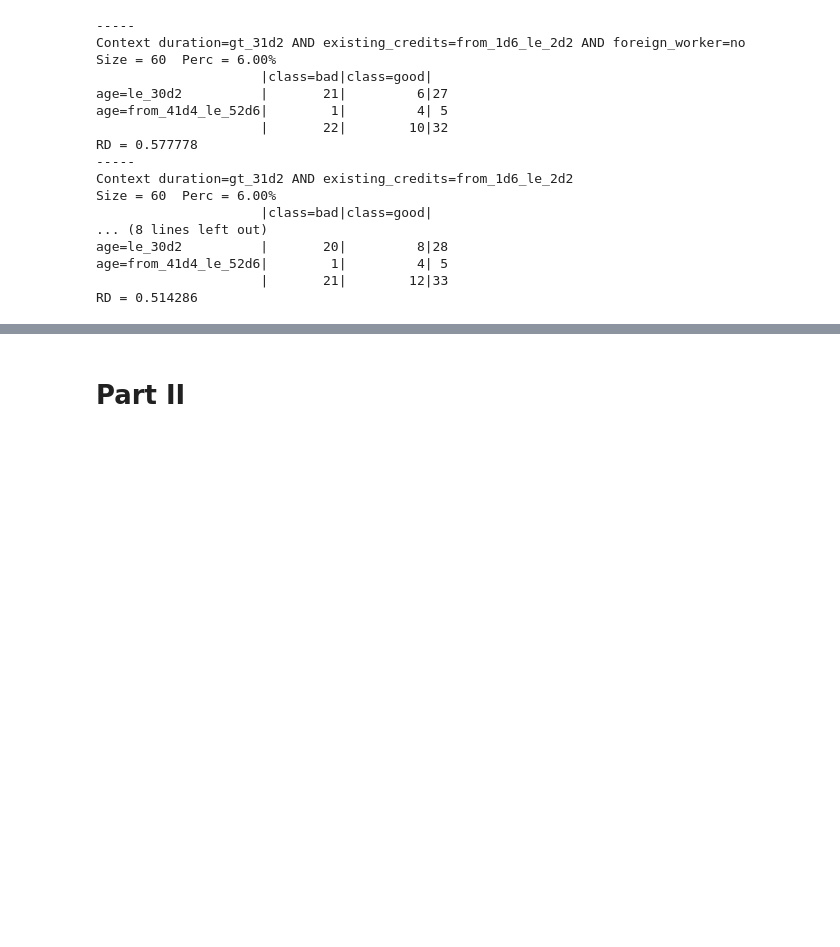
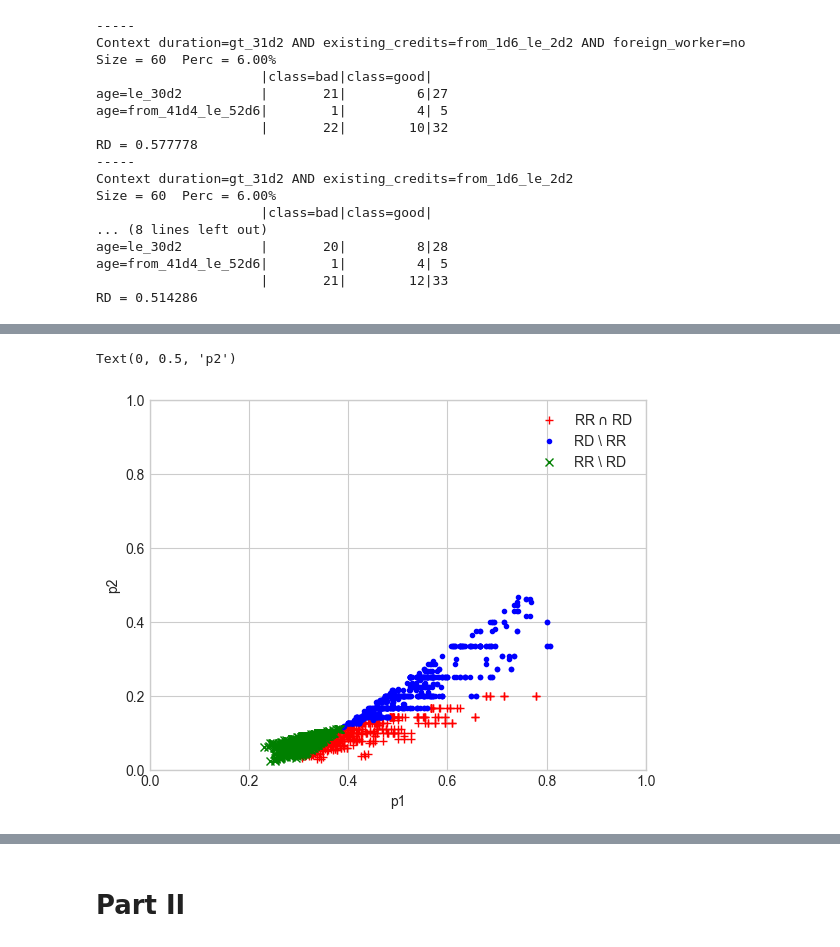
Before and after one commit to ruggieris/DD, a Jupyter notebook: notebooks/dd_tutorial.ipynb, the cells around one changed output, grey strips where cells are left out. Saved outputs shown, nothing was run; the diff lists cells and outputs as text; code cells hidden in the pictures; blank space fills up the shorter version.

```diff
--- a/notebooks/dd_tutorial.ipynb
+++ b/notebooks/dd_tutorial.ipynb
@@ -147,16 +165,19 @@ len(shared)
 # %%
 # plot p1() vs p2()
-plt.style.use('seaborn-whitegrid')
+plt.style.use('seaborn-v0_8-whitegrid')
 plt.xlim(0, 1)
 plt.ylim(0, 1)
 plt.plot([ctg.p1() for ctg in shared], [ctg.p2() for ctg in shared], '+', color='red', label=r'RR $\cap$ RD')
 only_rd = ct_rd_set - shared
 plt.plot([ctg.p1() for ctg in only_rd], [ctg.p2() for ctg in only_rd], '.', color='blue', label=r'RD \ RR')
 only_rr = ct_rr_set - shared
 plt.plot([ctg.p1() for ctg in only_rr], [ctg.p2() for ctg in only_rr], 'x', color='green', label=r'RR \ RD')
 plt.legend()
 plt.xlabel('p1')
 plt.ylabel('p2')
+# %% [output]
+Text(0, 0.5, 'p2')
+[figure, added]
 # %%
 # sequential covering algorithm: 10 contingency tables
 covers, residuals, times, uncovered, ctg, ctg_rem = disc.cover_n(ct_rd_set, check_rd, 10)
```
Also changed, not shown: parts of 24 cells of this notebook.
